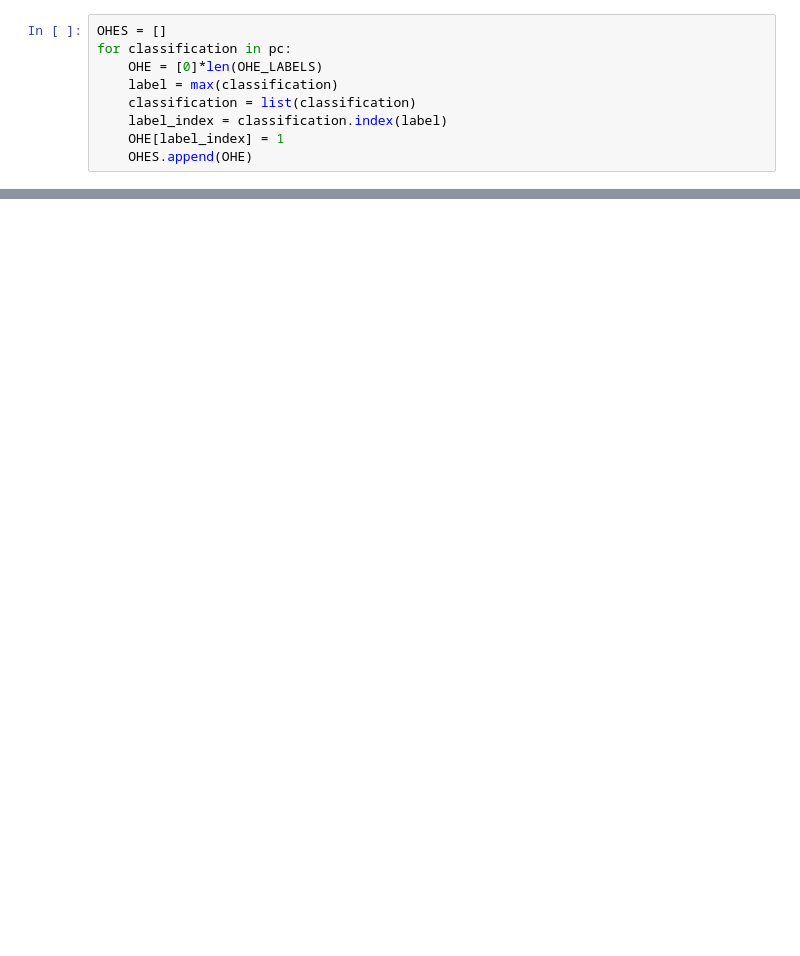
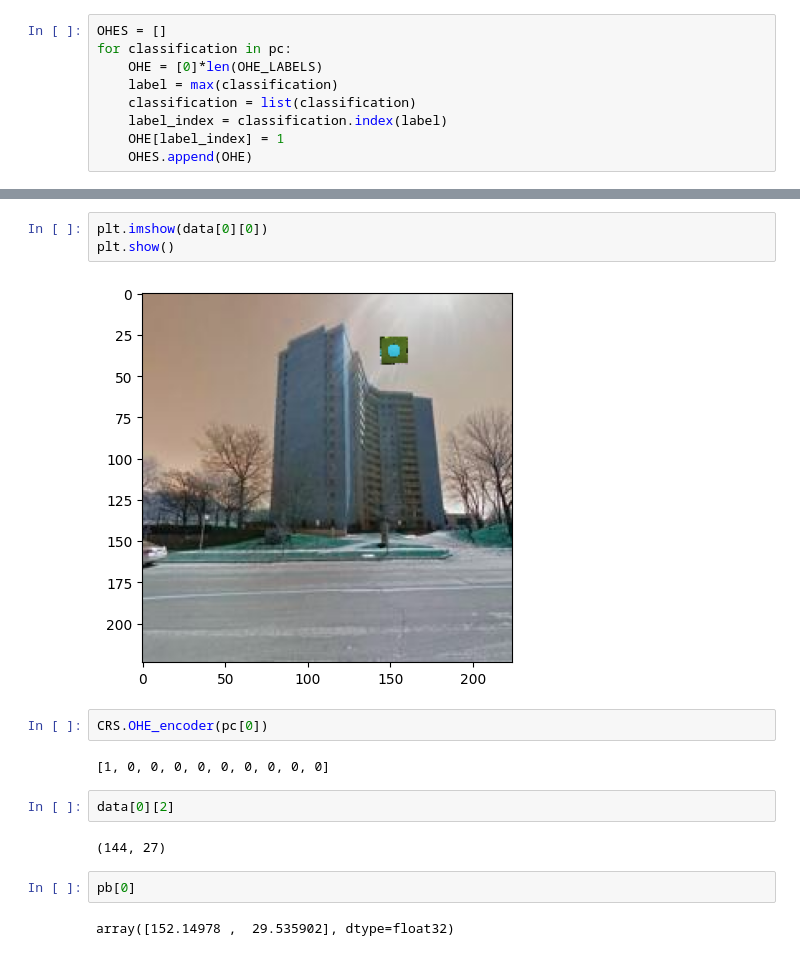
Before and after one commit to Ecbiv/TMAP_OBJECT_POSITIONING, a Jupyter notebook: main.ipynb, the cells around one changed output, grey strips where cells are left out. Saved outputs shown, nothing was run; the diff lists cells and outputs as text; blank space fills up the shorter version.

```diff
--- a/main.ipynb
+++ b/main.ipynb
@@ -95,0 +88,17 @@ for label in OHES:
+# %%
+plt.imshow(data[0][0])
+plt.show()
+# %% [output]
+[figure, added]
+# %%
+CRS.OHE_encoder(pc[0])
+# %% [output]
+[1, 0, 0, 0, 0, 0, 0, 0, 0, 0]
+# %%
+data[0][2]
+# %% [output]
+(144, 27)
+# %%
+pb[0]
+# %% [output]
+array([152.14978 ,  29.535902], dtype=float32)
```
Also changed, not shown: parts of 12 cells of this notebook, 2 other files.
